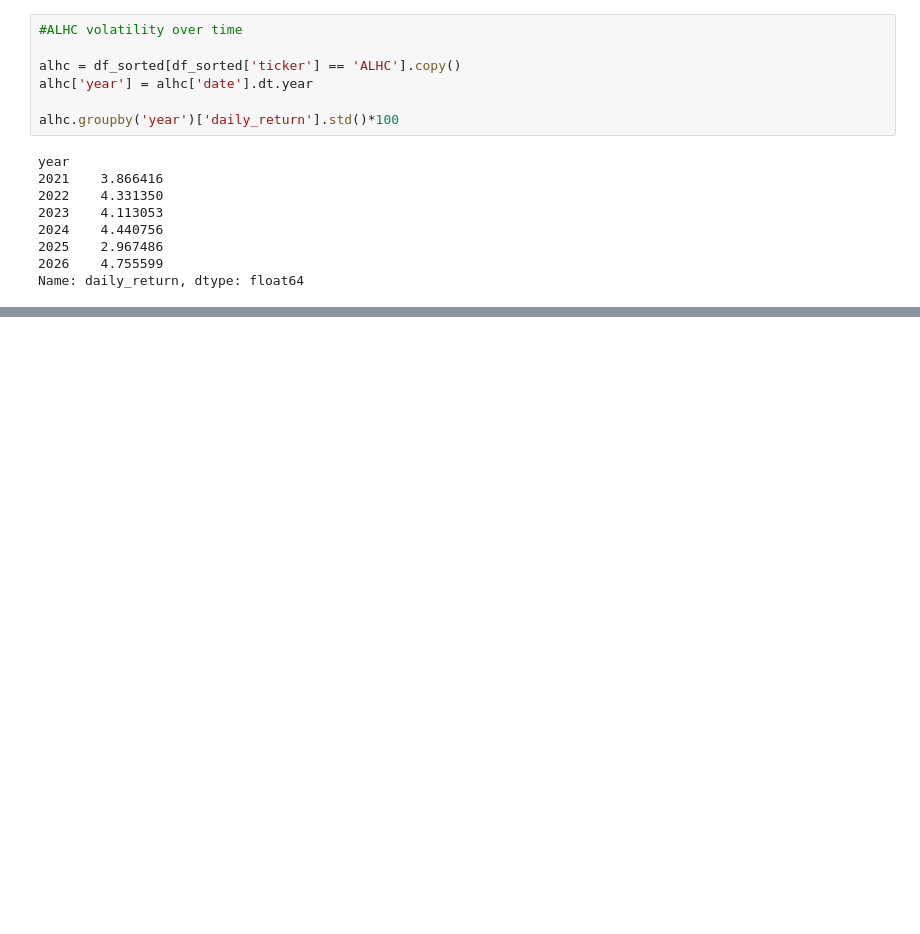
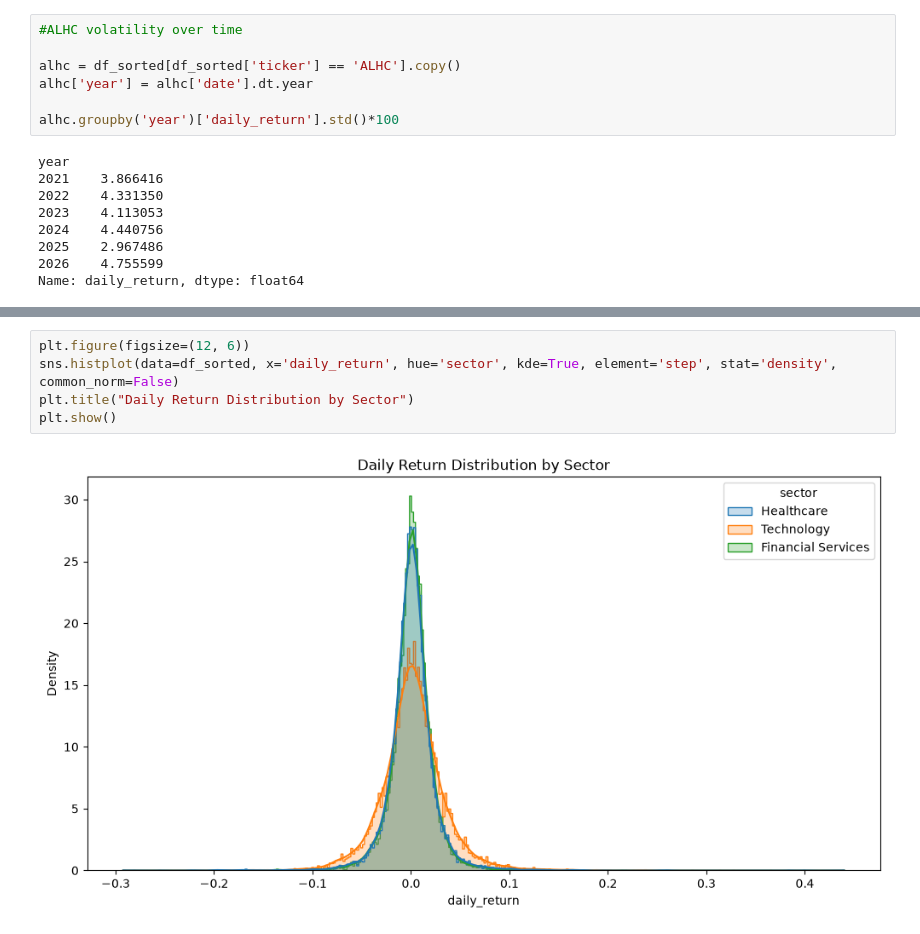
Before and after one commit to cdrshivam/market-analytics-case-study, a Jupyter notebook: notebooks/03_eda.ipynb, the cells around one changed output, grey strips where cells are left out. Drawn from its saved outputs; the diff is of its cells as text; blank space fills up the shorter version.

```diff
--- a/notebooks/03_eda.ipynb
+++ b/notebooks/03_eda.ipynb
@@ -179,0 +193,7 @@ Name: daily_return, dtype: float64
+# %%
+plt.figure(figsize=(12, 6))
+sns.histplot(data=df_sorted, x='daily_return', hue='sector', kde=True, element='step', stat='density', common_norm=False)
+plt.title("Daily Return Distribution by Sector")
+plt.show()
+# %% [output]
+[figure, added]
```
Also changed, not shown: parts of 18 cells of this notebook.
